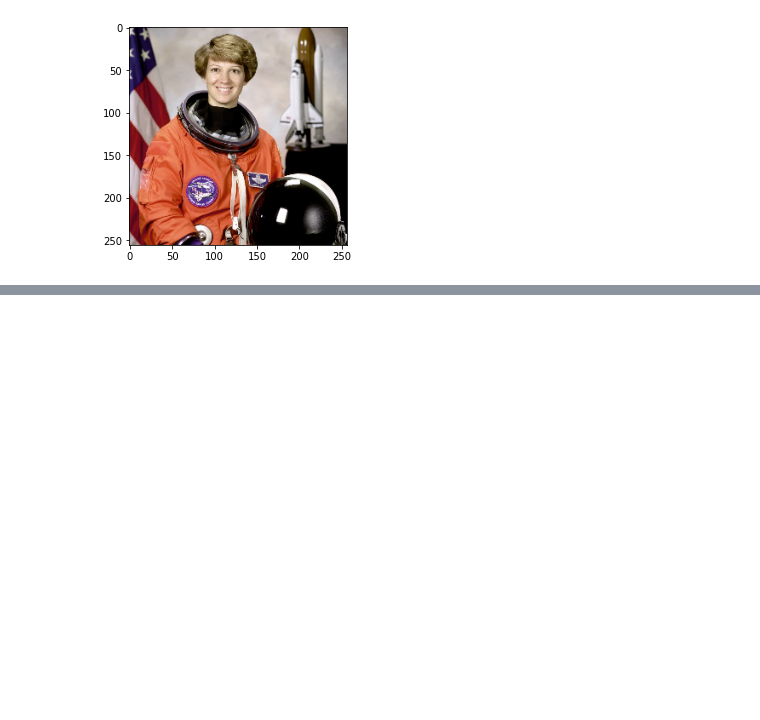
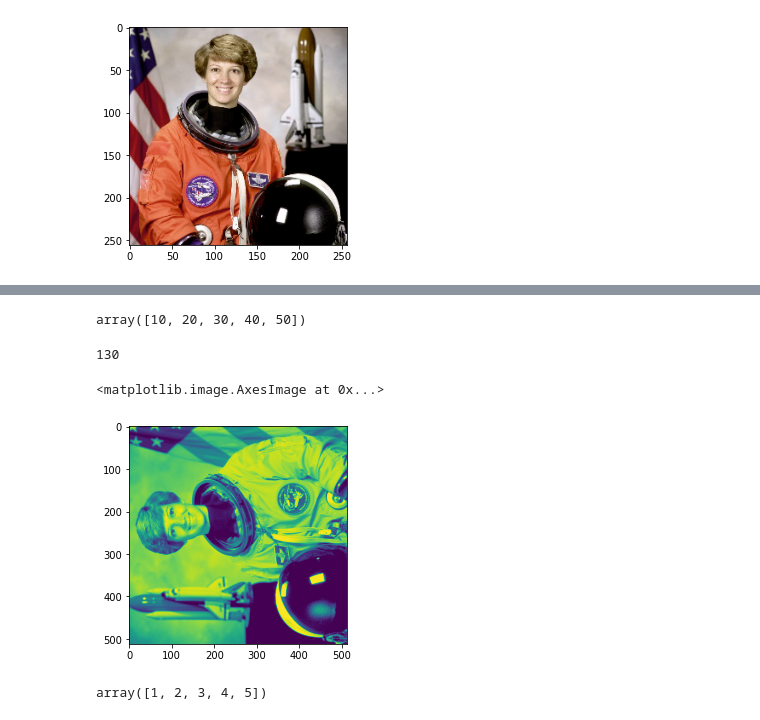
Before and after one commit to amritv308/Python-Coding-from-beginners-to-expert, a Jupyter notebook: NumpyBasics.ipynb, the cells around one changed output, grey strips where cells are left out. Drawn from its saved outputs; the diff is of its cells as text; code cells hidden in the pictures; blank space fills up the shorter version.

```diff
--- a/NumpyBasics.ipynb
+++ b/NumpyBasics.ipynb
@@ -147,0 +226,18 @@ plt.imshow(photo[::2,::2])
+# %%
+a_array * 10
+# %% [output]
+array([10, 20, 30, 40, 50])
+# %%
+a_array @ b_array #dot product of these two arrays
+# %% [output]
+130
+# %%
+plt.imshow(photo[:,:,0].T) #Transpose of the matrix/array
+# %% [output]
+<matplotlib.image.AxesImage at 0x...>
+[figure, added]
+# %%
+x = np.array([2, 1, 4, 3 , 5])
+np.sort(x)
+# %% [output]
+array([1, 2, 3, 4, 5])
```
Also changed, not shown: parts of 10 cells of this notebook.
